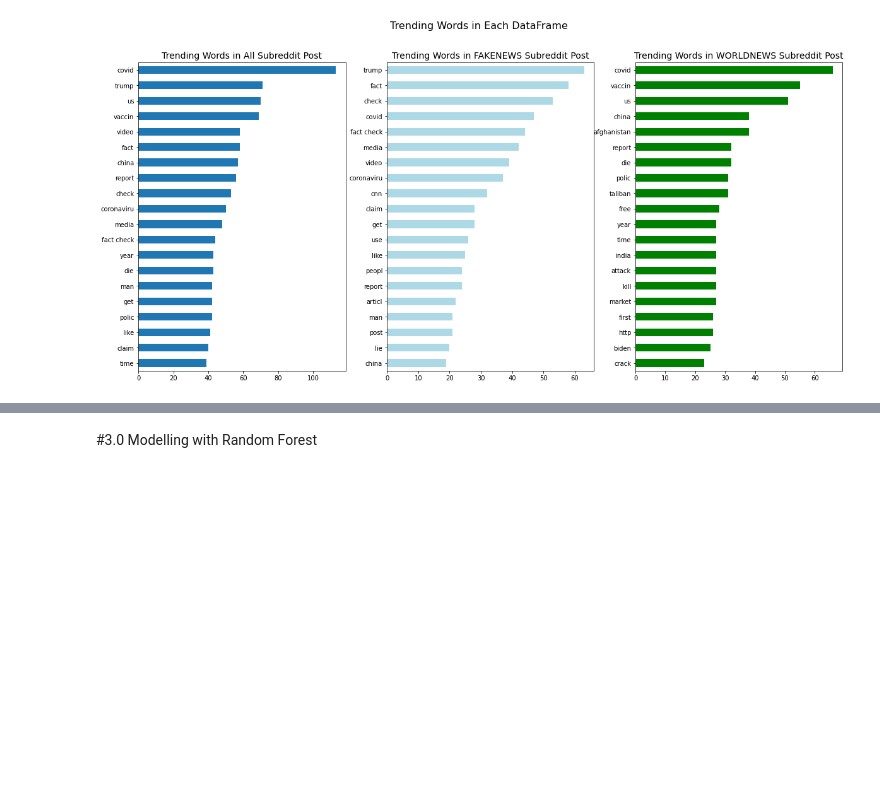
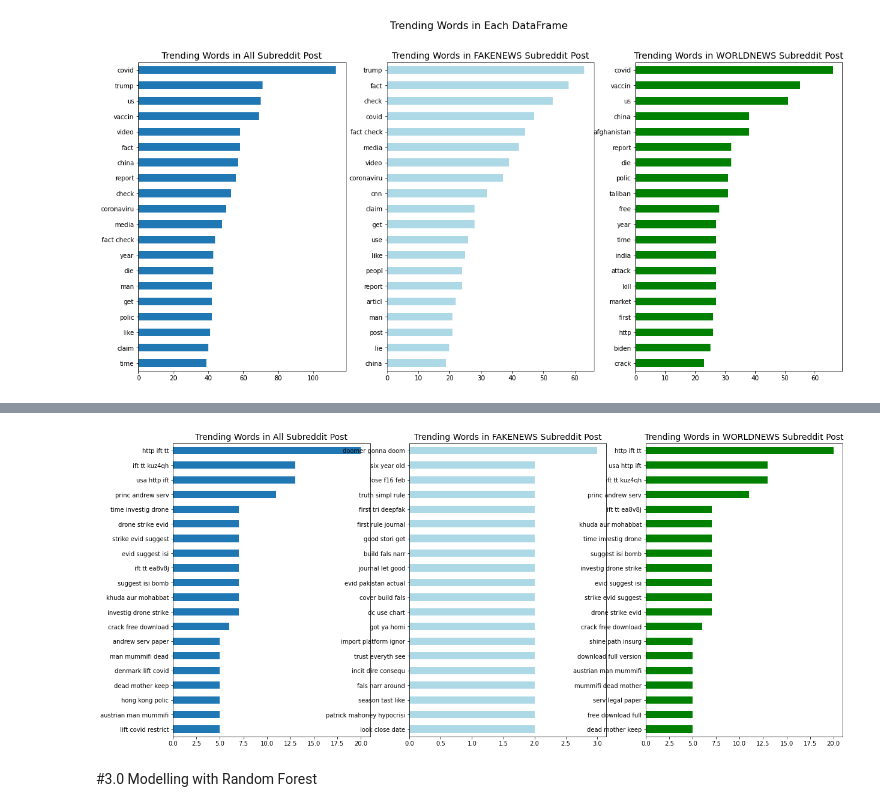
Before and after one commit to 86lekwenshiung/Natural-Language-Processing-with-Reddit-Post, a Jupyter notebook: Project_3_Natural_Language_Processing_with_Reddit_Post.ipynb, the cells around one changed output, grey strips where cells are left out. Cells and saved outputs as stored; diff of their text form; code cells hidden in the pictures; blank space fills up the shorter version.

```diff
--- a/Project_3_Natural_Language_Processing_with_Reddit_Post.ipynb
+++ b/Project_3_Natural_Language_Processing_with_Reddit_Post.ipynb
@@ -531,3 +568,11 @@ plt.suptitle('Trending Words in Each DataFrame' , fontsize = 16);
+# %%
+df_main_vocab_n3 = ngram_generator(df_main , 3)
+df_world_vocab_n3 = ngram_generator(df_main , 3 , 'world')
+df_fake_vocab_n3 = ngram_generator(df_main , 3 , 'fake')
+
+ngram_visualizer(df_main_vocab_n3 , df_fake_vocab_n3 , df_world_vocab_n3)
+# %% [output]
+[figure, added]
 # %% [markdown]
 #3.0 Modelling with Random Forest
 # %%
```
Also changed, not shown: parts of 29 cells of this notebook.
